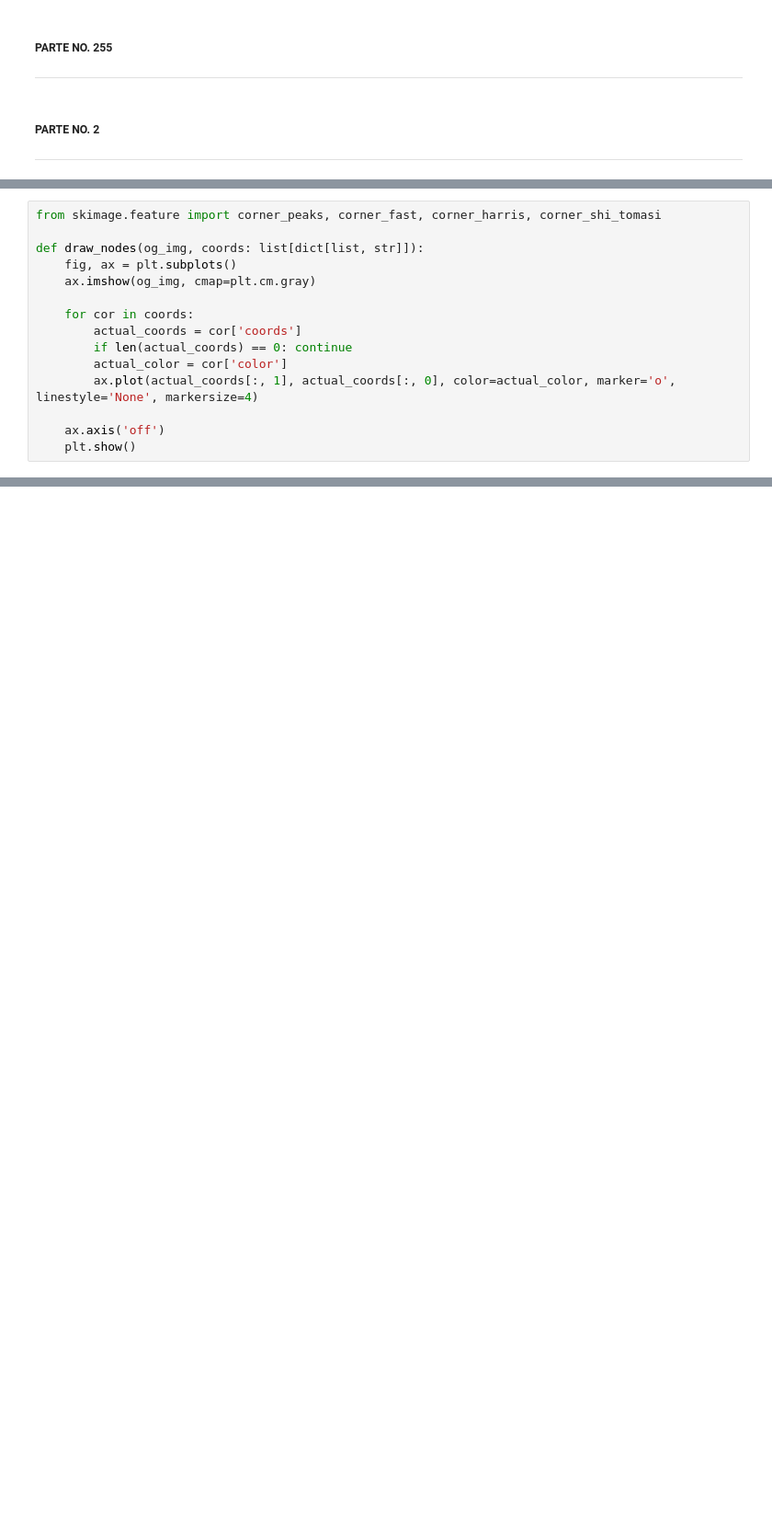
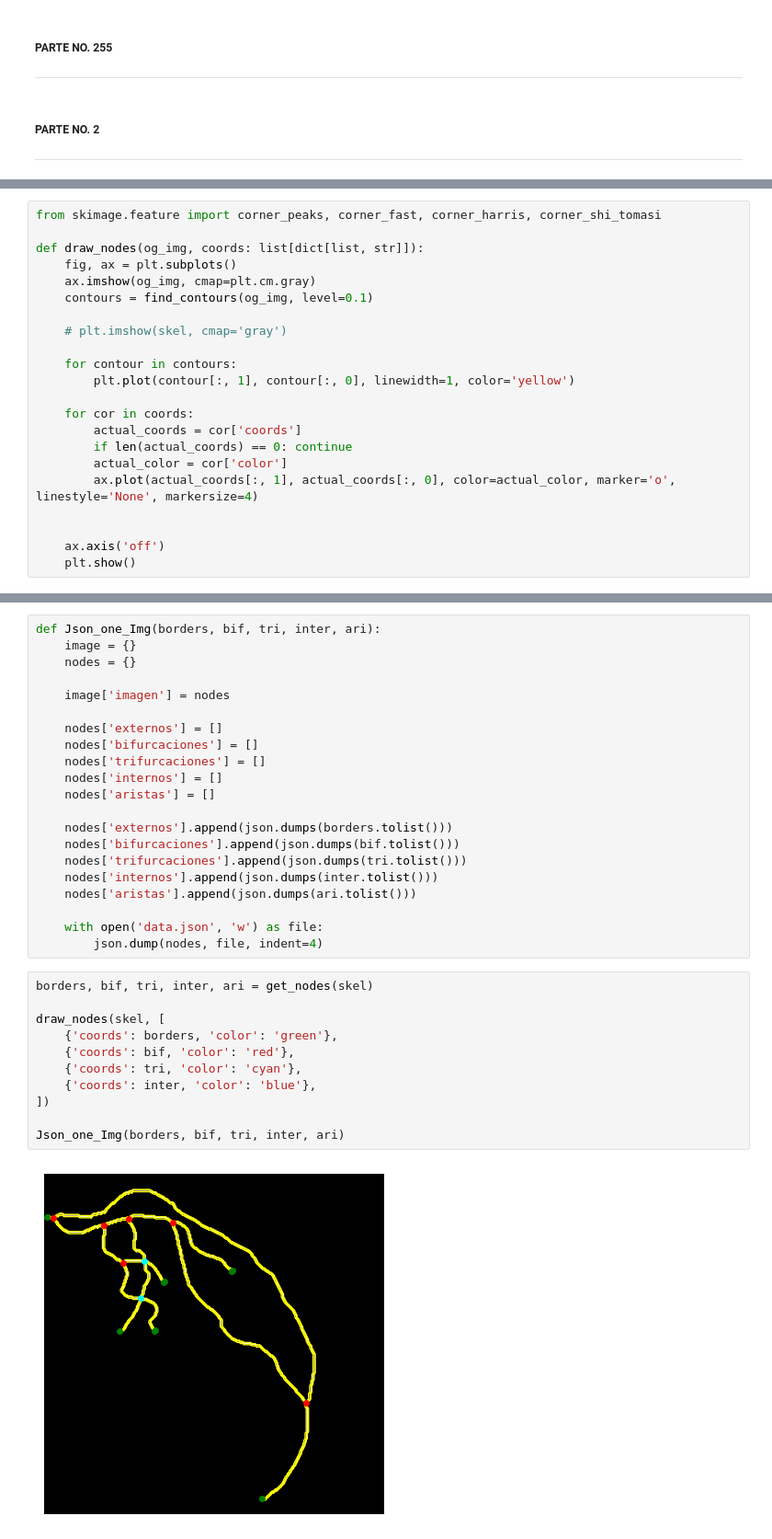
Before and after one commit to Paola-Contreras/Proyecto1-VC, a Jupyter notebook: proyecto_parte2 _estesiiiii.ipynb, the cells around one changed output, grey strips where cells are left out. Shown: that part at 92% size. Saved outputs shown, nothing was run; the diff lists cells and outputs as text; blank space fills up the shorter version.

Commit message:
JSON done

```diff
--- a/proyecto_parte2 _estesiiiii.ipynb
+++ b/proyecto_parte2 _estesiiiii.ipynb
@@ -53,6 +58,12 @@ from skimage.feature import corner_peaks, corner_fast, corner_harris, corner_shi
 def draw_nodes(og_img, coords: list[dict[list, str]]):
     fig, ax = plt.subplots()
     ax.imshow(og_img, cmap=plt.cm.gray)
+    contours = find_contours(og_img, level=0.1)
+
+    # plt.imshow(skel, cmap='gray')
+
+    for contour in contours:
+        plt.plot(contour[:, 1], contour[:, 0], linewidth=1, color='yellow')
 
     for cor in coords:
         actual_coords = cor['coords']
@@ -60,6 +71,7 @@ def draw_nodes(og_img, coords: list[dict[list, str]]):
         actual_color = cor['color']
         ax.plot(actual_coords[:, 1], actual_coords[:, 0], color=actual_color, marker='o', linestyle='None', markersize=4)
 
+
     ax.axis('off')
     plt.show()
 # %%
@@ -319,0 +309,34 @@ complete_pipeline('./database/20_gt.pgm')
+# %%
+def Json_one_Img(borders, bif, tri, inter, ari):
+    image = {}
+    nodes = {}
+
+    image['imagen'] = nodes
+
+    nodes['externos'] = []
+    nodes['bifurcaciones'] = []
+    nodes['trifurcaciones'] = []
+    nodes['internos'] = []
+    nodes['aristas'] = []
+
+    nodes['externos'].append(json.dumps(borders.tolist()))
+    nodes['bifurcaciones'].append(json.dumps(bif.tolist()))
+    nodes['trifurcaciones'].append(json.dumps(tri.tolist()))
+    nodes['internos'].append(json.dumps(inter.tolist()))
+    nodes['aristas'].append(json.dumps(ari.tolist()))
+
+    with open('data.json', 'w') as file:
+        json.dump(nodes, file, indent=4)
+# %%
+borders, bif, tri, inter, ari = get_nodes(skel)
+
+draw_nodes(skel, [
+    {'coords': borders, 'color': 'green'},
+    {'coords': bif, 'color': 'red'},
+    {'coords': tri, 'color': 'cyan'},
+    {'coords': inter, 'color': 'blue'},
+])
+
+Json_one_Img(borders, bif, tri, inter, ari)
+# %% [output]
+[figure, added]
```
Also changed, not shown: parts of 7 cells of this notebook, 4 other files.
